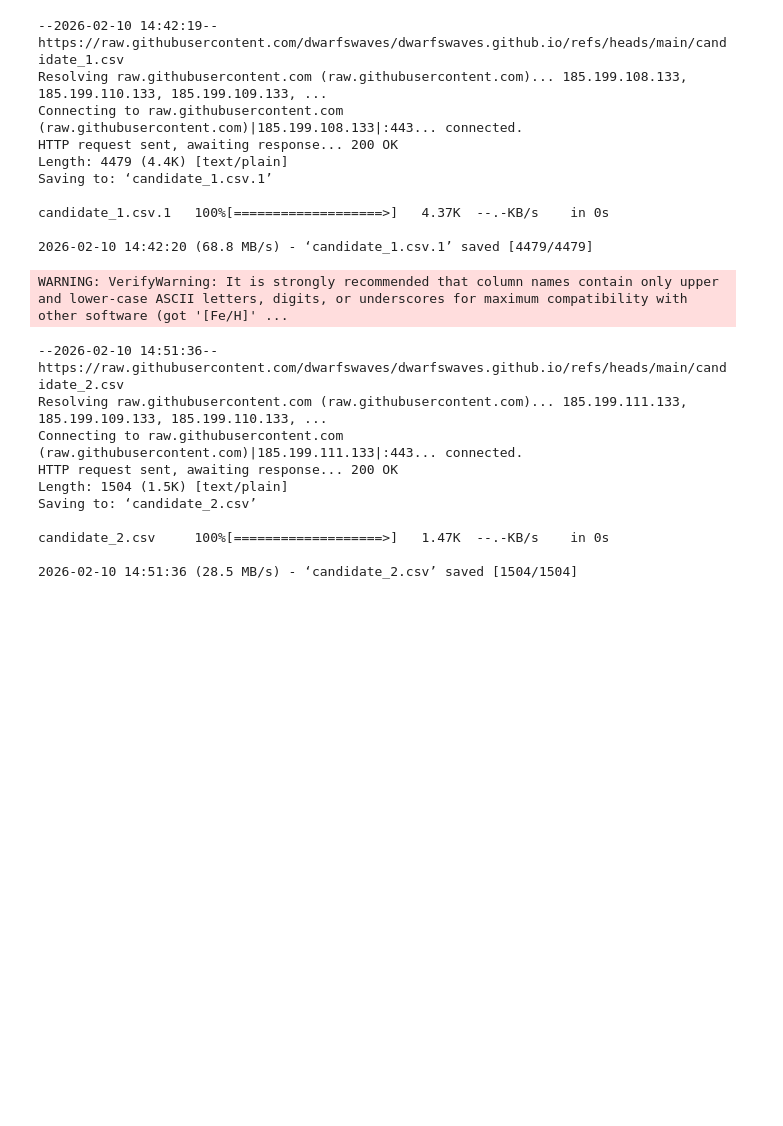
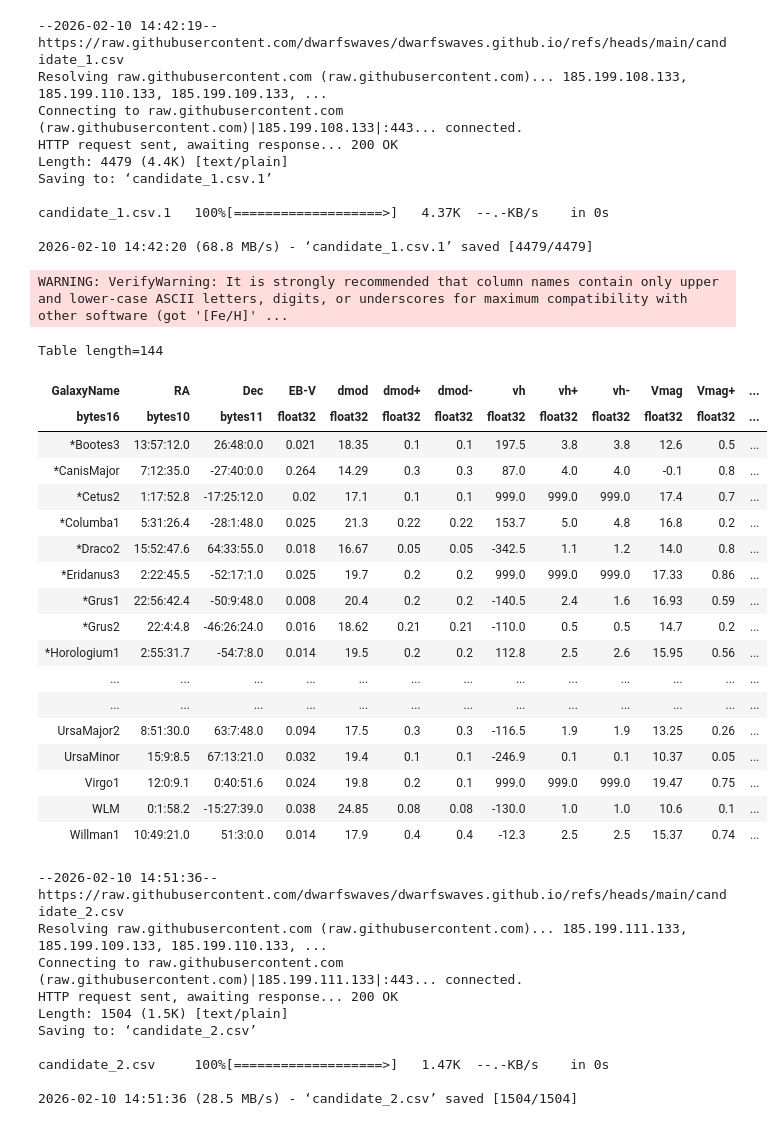
Before and after one commit to contardog/gaia_ee, a Jupyter notebook: grabbind_gaiadata.ipynb, the cells around one changed output. Drawn from its saved outputs; the diff is of its cells as text; code cells hidden in the pictures; blank space fills up the shorter version.

```diff
--- a/grabbind_gaiadata.ipynb
+++ b/grabbind_gaiadata.ipynb
@@ -60,8 +42,28 @@ candidate_1.csv.1   100%[===================>]   4.37K  --.-KB/s    in 0s
 2026-02-10 14:42:20 (68.8 MB/s) - ‘candidate_1.csv.1’ saved [4479/4479]
 # %%
 nearby = at.Table.read('NearbyGalaxies_Jan2021_PUBLIC.fits')
+nearby
 # %% [output]
 WARNING: VerifyWarning: It is strongly recommended that column names contain only upper and lower-case ASCII letters, digits, or underscores for maximum compatibility with other software (got '[Fe/H]' ...
+Table length=144
+| GalaxyName | RA | Dec | EB-V | dmod | dmod+ | dmod- | vh | vh+ | vh- | Vmag | Vmag+ | ... |
+| bytes16 | bytes10 | bytes11 | float32 | float32 | float32 | float32 | float32 | float32 | float32 | float32 | float32 | ... |
+| *Bootes3 | 13:57:12.0 | 26:48:0.0 | 0.021 | 18.35 | 0.1 | 0.1 | 197.5 | 3.8 | 3.8 | 12.6 | 0.5 | ... |
+| *CanisMajor | 7:12:35.0 | -27:40:0.0 | 0.264 | 14.29 | 0.3 | 0.3 | 87.0 | 4.0 | 4.0 | -0.1 | 0.8 | ... |
+| *Cetus2 | 1:17:52.8 | -17:25:12.0 | 0.02 | 17.1 | 0.1 | 0.1 | 999.0 | 999.0 | 999.0 | 17.4 | 0.7 | ... |
+| *Columba1 | 5:31:26.4 | -28:1:48.0 | 0.025 | 21.3 | 0.22 | 0.22 | 153.7 | 5.0 | 4.8 | 16.8 | 0.2 | ... |
+| *Draco2 | 15:52:47.6 | 64:33:55.0 | 0.018 | 16.67 | 0.05 | 0.05 | -342.5 | 1.1 | 1.2 | 14.0 | 0.8 | ... |
+| *Eridanus3 | 2:22:45.5 | -52:17:1.0 | 0.025 | 19.7 | 0.2 | 0.2 | 999.0 | 999.0 | 999.0 | 17.33 | 0.86 | ... |
+| *Grus1 | 22:56:42.4 | -50:9:48.0 | 0.008 | 20.4 | 0.2 | 0.2 | -140.5 | 2.4 | 1.6 | 16.93 | 0.59 | ... |
+| *Grus2 | 22:4:4.8 | -46:26:24.0 | 0.016 | 18.62 | 0.21 | 0.21 | -110.0 | 0.5 | 0.5 | 14.7 | 0.2 | ... |
+| *Horologium1 | 2:55:31.7 | -54:7:8.0 | 0.014 | 19.5 | 0.2 | 0.2 | 112.8 | 2.5 | 2.6 | 15.95 | 0.56 | ... |
+| ... | ... | ... | ... | ... | ... | ... | ... | ... | ... | ... | ... | ... |
+| ... | ... | ... | ... | ... | ... | ... | ... | ... | ... | ... | ... | ... |
+| UrsaMajor2 | 8:51:30.0 | 63:7:48.0 | 0.094 | 17.5 | 0.3 | 0.3 | -116.5 | 1.9 | 1.9 | 13.25 | 0.26 | ... |
+| UrsaMinor | 15:9:8.5 | 67:13:21.0 | 0.032 | 19.4 | 0.1 | 0.1 | -246.9 | 0.1 | 0.1 | 10.37 | 0.05 | ... |
+| Virgo1 | 12:0:9.1 | 0:40:51.6 | 0.024 | 19.8 | 0.2 | 0.1 | 999.0 | 999.0 | 999.0 | 19.47 | 0.75 | ... |
+| WLM | 0:1:58.2 | -15:27:39.0 | 0.038 | 24.85 | 0.08 | 0.08 | -130.0 | 1.0 | 1.0 | 10.6 | 0.1 | ... |
+| Willman1 | 10:49:21.0 | 51:3:0.0 | 0.014 | 17.9 | 0.4 | 0.4 | -12.3 | 2.5 | 2.5 | 15.37 | 0.74 | ... |
 # %%
 !wget https://raw.githubusercontent.com/dwarfswaves/dwarfswaves.github.io/refs/heads/main/candidate_2.csv
 # %% [output]
```
Also changed, not shown: parts of 9 cells of this notebook.
